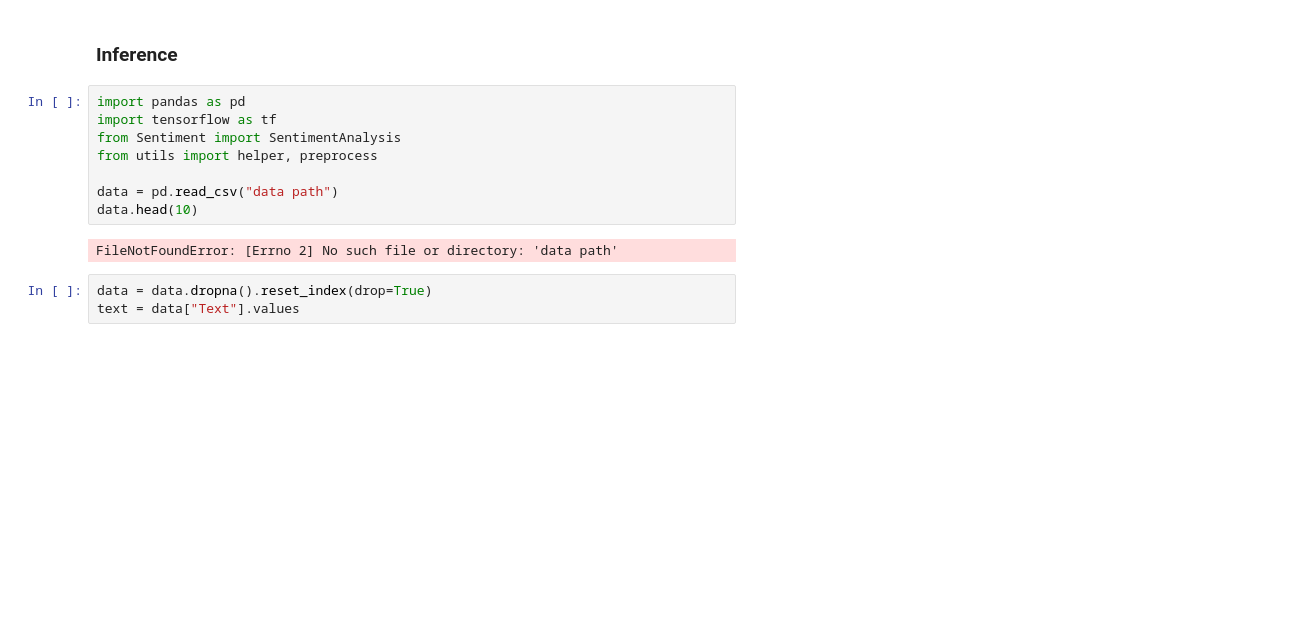
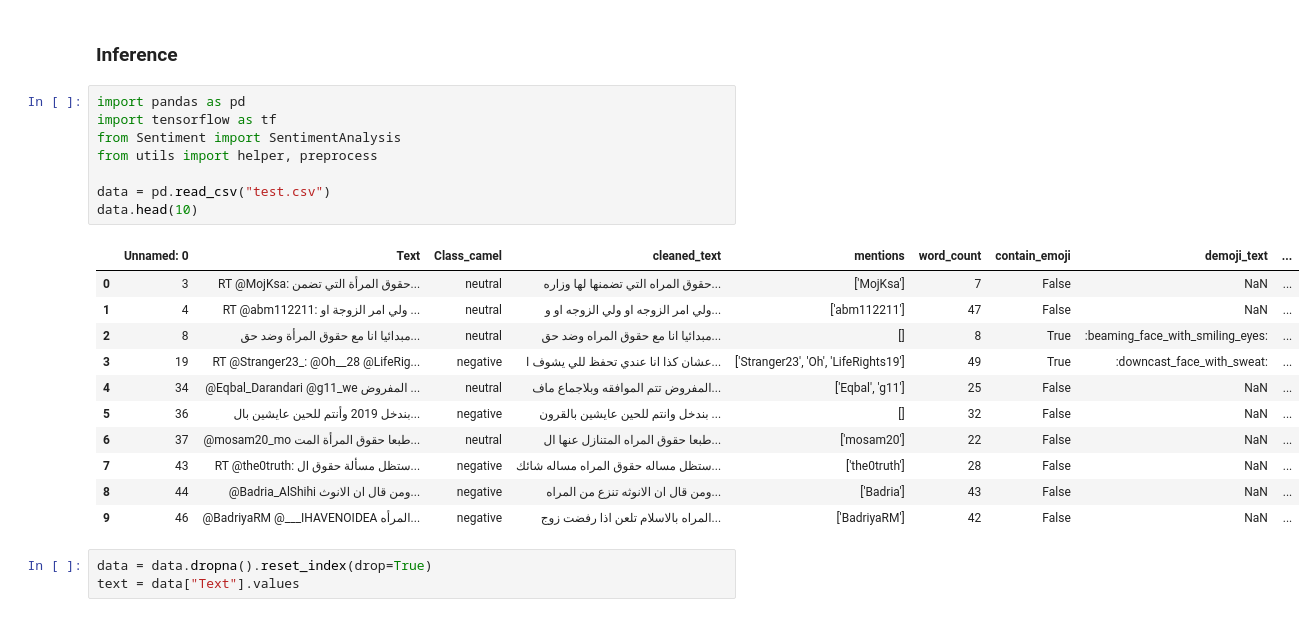
Before and after one commit to MohamadElnomrossie/Omdena-seniment-analysis, a Jupyter notebook: Demo.ipynb, the cells around one changed output. Cells and saved outputs as stored; diff of their text form; blank space fills up the shorter version.

```diff
--- a/Demo.ipynb
+++ b/Demo.ipynb
@@ -200,13 +200,23 @@ Negative 0.9999344348907471
 # %%
 import pandas as pd
 import tensorflow as tf
 from Sentiment import SentimentAnalysis
 from utils import helper, preprocess
 
-data = pd.read_csv("data path")
+data = pd.read_csv("test.csv")
 data.head(10)
 # %% [output]
-FileNotFoundError: [Errno 2] No such file or directory: 'data path'
+|  | Unnamed: 0 | Text | Class_camel | cleaned_text | mentions | word_count | contain_emoji | demoji_text | ... |
+| 0 | 3 | RT @MojKsa: حقوق المرأة التي تضمن... | neutral | حقوق المراه التي تضمنها لها وزاره... | ['MojKsa'] | 7 | False | NaN | ... |
+| 1 | 4 | RT @abm112211: ولي امر الزوجة او ... | neutral | ولي امر الزوجه او ولي الزوجه او و... | ['abm112211'] | 47 | False | NaN | ... |
+| 2 | 8 | مبدائيا انا مع حقوق المرأة وضد حق... | neutral | مبدائيا انا مع حقوق المراه وضد حق... | [] | 8 | True | :beaming_face_with_smiling_eyes: | ... |
+| 3 | 19 | RT @Stranger23_: @Oh__28 @LifeRig... | negative | عشان كذا انا عندي تحفظ للي يشوف ا... | ['Stranger23', 'Oh', 'LifeRights19'] | 49 | True | :downcast_face_with_sweat: | ... |
+| 4 | 34 | @Eqbal_Darandari @g11_we المفروض ... | neutral | المفروض تتم الموافقه وبلاجماع ماف... | ['Eqbal', 'g11'] | 25 | False | NaN | ... |
+| 5 | 36 | بندخل 2019 وأنتم للحين عايشين بال... | negative | بندخل وانتم للحين عايشين بالقرون ... | [] | 32 | False | NaN | ... |
+| 6 | 37 | @mosam20_mo طبعا حقوق المرأة المت... | neutral | طبعا حقوق المراه المتنازل عنها ال... | ['mosam20'] | 22 | False | NaN | ... |
+| 7 | 43 | RT @the0truth: ستظل مسألة حقوق ال... | negative | ستظل مساله حقوق المراه مساله شائك... | ['the0truth'] | 28 | False | NaN | ... |
+| 8 | 44 | @Badria_AlShihi ومن قال ان الانوث... | negative | ومن قال ان الانوثه تنزع من المراه... | ['Badria'] | 43 | False | NaN | ... |
+| 9 | 46 | @BadriyaRM @___IHAVENOIDEA المرأه... | negative | المراه بالاسلام تلعن اذا رفضت زوج... | ['BadriyaRM'] | 42 | False | NaN | ... |
 # %%
 data = data.dropna().reset_index(drop=True)
 text = data["Text"].values
```
Also changed, not shown: parts of 2 cells of this notebook.
